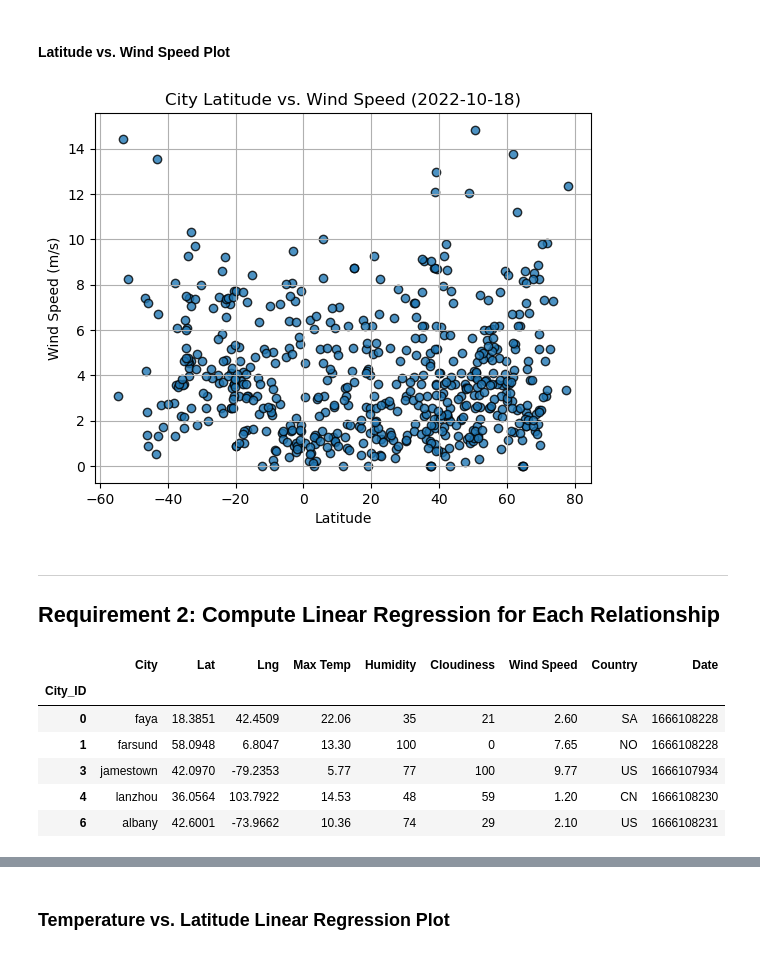
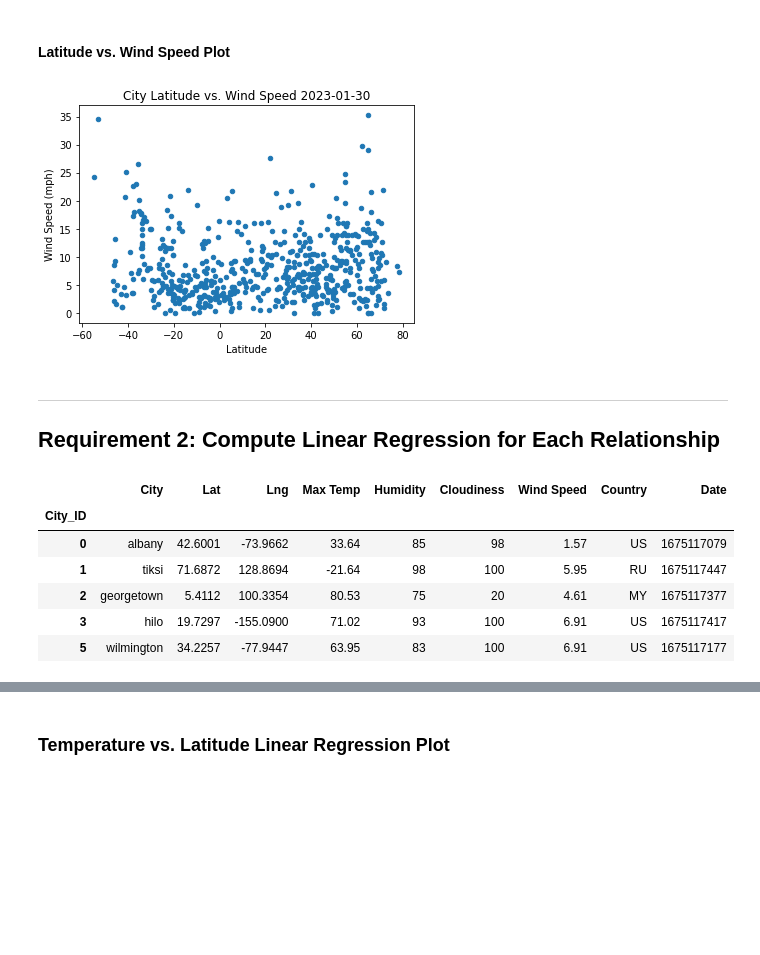
Before and after one commit to KurtGoesch/Python-API-Challenge, a Jupyter notebook: Starter_Code/starter_code/WeatherPy.ipynb, the cells around one changed output, grey strips where cells are left out. Drawn from its saved outputs; the diff is of its cells as text; code cells hidden in the pictures; blank space fills up the shorter version.

```diff
--- a/Starter_Code/starter_code/WeatherPy.ipynb
+++ b/Starter_Code/starter_code/WeatherPy.ipynb
@@ -257,18 +266,19 @@ plt.show()
 #### Latitude vs. Wind Speed Plot
 # %%
 # Build the scatter plots for latitude vs. wind speed
-# YOUR CODE HERE
+city_data_df.plot.scatter(x="Lat", y="Wind Speed")
 
 # Incorporate the other graph properties
-# YOUR CODE HERE
-
+plt.xlabel("Latitude")
+plt.ylabel("Wind Speed (mph)")
+plt.title(f"City Latitude vs. Wind Speed {today}")
 # Save the figure
-plt.savefig("output_data/Fig4.png")
+plt.savefig("../output_data/Fig4.png")
 
 # Show plot
 plt.show()
 # %% [output]
-[figure, old version]
+[figure, new version]
 # %% [markdown]
 ---
 
@@ -279,16 +295,16 @@ plt.show()
 # %%
 # Create a DataFrame with the Northern Hemisphere data (Latitude >= 0)
-# YOUR CODE HERE
+northern_hemi_df = city_data_df[(city_data_df["Lat"] >= 0)]
 
 # Display sample data
 northern_hemi_df.head()
 # %% [output]
 |  | City | Lat | Lng | Max Temp | Humidity | Cloudiness | Wind Speed | Country | Date |
 | City_ID |  |  |  |  |  |  |  |  |  |
-| 0 | faya | 18.3851 | 42.4509 | 22.06 | 35 | 21 | 2.60 | SA | 1666108228 |
-| 1 | farsund | 58.0948 | 6.8047 | 13.30 | 100 | 0 | 7.65 | NO | 1666108228 |
-| 3 | jamestown | 42.0970 | -79.2353 | 5.77 | 77 | 100 | 9.77 | US | 1666107934 |
-| 4 | lanzhou | 36.0564 | 103.7922 | 14.53 | 48 | 59 | 1.20 | CN | 1666108230 |
-| 6 | albany | 42.6001 | -73.9662 | 10.36 | 74 | 29 | 2.10 | US | 1666108231 |
+| 0 | albany | 42.6001 | -73.9662 | 33.64 | 85 | 98 | 1.57 | US | 1675117079 |
+| 1 | tiksi | 71.6872 | 128.8694 | -21.64 | 98 | 100 | 5.95 | RU | 1675117447 |
+| 2 | georgetown | 5.4112 | 100.3354 | 80.53 | 75 | 20 | 4.61 | MY | 1675117377 |
+| 3 | hilo | 19.7297 | -155.0900 | 71.02 | 93 | 100 | 6.91 | US | 1675117417 |
+| 5 | wilmington | 34.2257 | -77.9447 | 63.95 | 83 | 100 | 6.91 | US | 1675117177 |
 # %%
 # Create a DataFrame with the Southern Hemisphere data (Latitude < 0)
```
Also changed, not shown: parts of 32 cells of this notebook, 6 other files.
